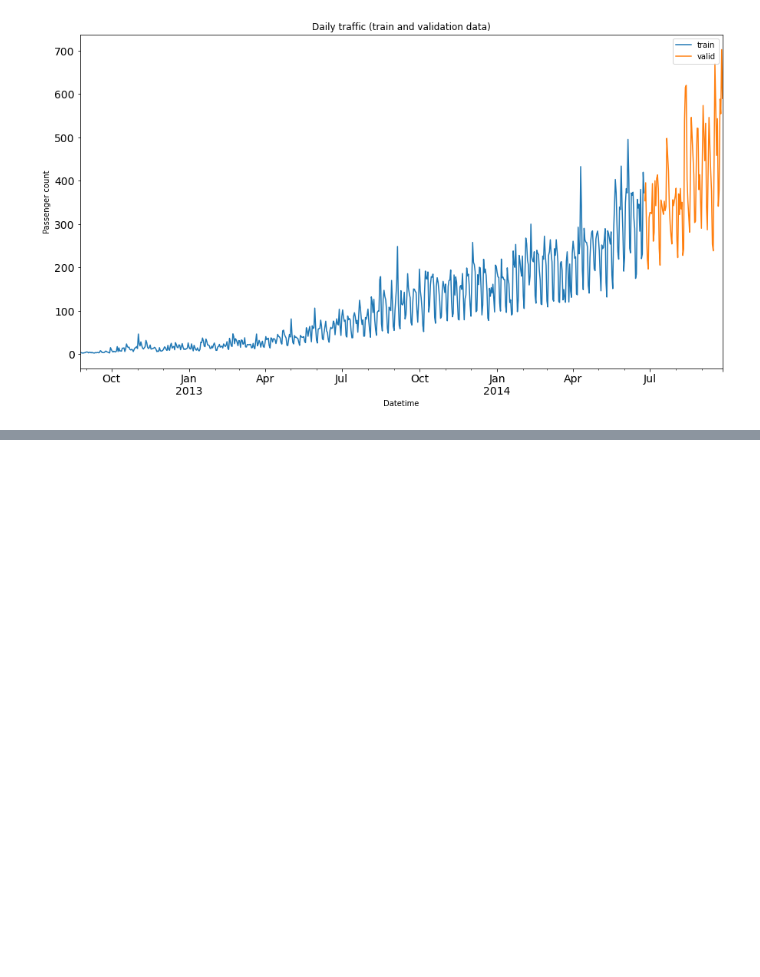
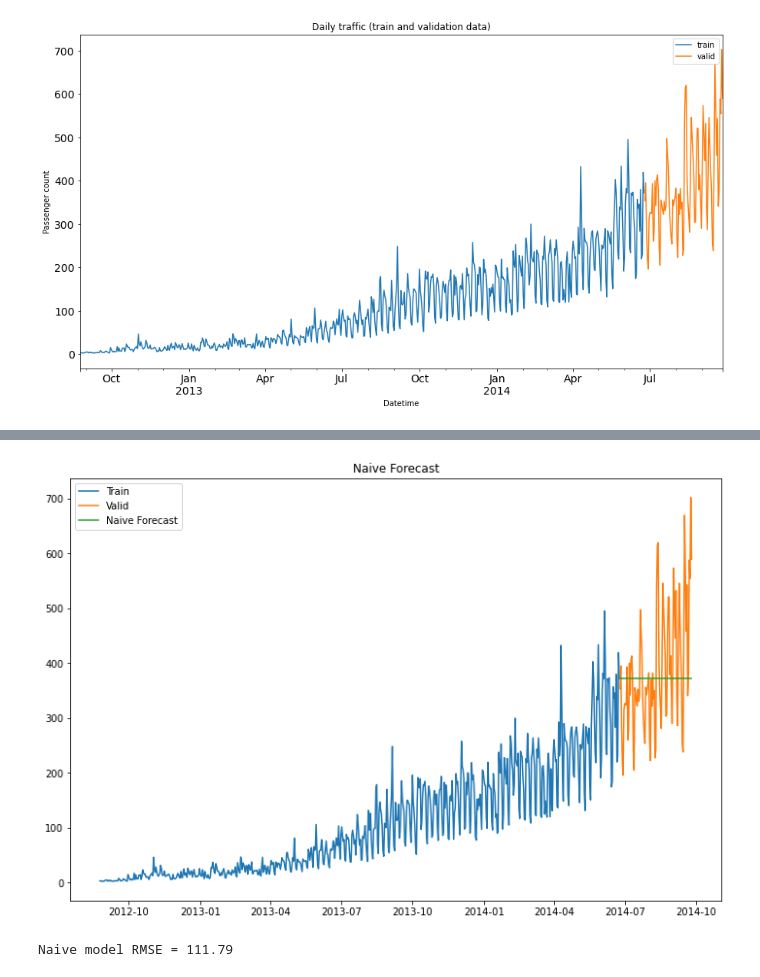
Before and after one commit to MAyub114/time_series_forecasting, a Jupyter notebook: ts_forecasting.ipynb, the cells around one changed output, grey strips where cells are left out. Cells and saved outputs as stored; diff of their text form; code cells hidden in the pictures; blank space fills up the shorter version.

Commit message:
Added naive and moving average models

```diff
--- a/ts_forecasting.ipynb
+++ b/ts_forecasting.ipynb
@@ -319,0 +356,6 @@ plt.show()
+# %%
+last_value = train.Count.iloc[-1]
+
+# y_hat are our Naive model predictions
+y_hat = valid.copy()
+y_hat['naive'] = last_value
@@ -319,0 +372,16 @@ plt.show()
+# %%
+plt.figure(figsize=(12, 8))
+plt.plot(train.index, train['Count'], label='Train')
+plt.plot(valid.index, valid['Count'], label='Valid')
+plt.plot(y_hat.index, y_hat['naive'], label='Naive Forecast')
+plt.legend(loc='best')
+plt.title("Naive Forecast")
+plt.show()
+# %% [output]
+[figure, added]
+# %%
+# Calculate Root Mean Square Error
+rmse = sqrt(mean_squared_error(valid.Count, y_hat.naive))
+print(f"Naive model RMSE = {rmse:.2f}")
+# %% [output]
+Naive model RMSE = 111.79
```
Also changed, not shown: parts of 7 cells of this notebook.
